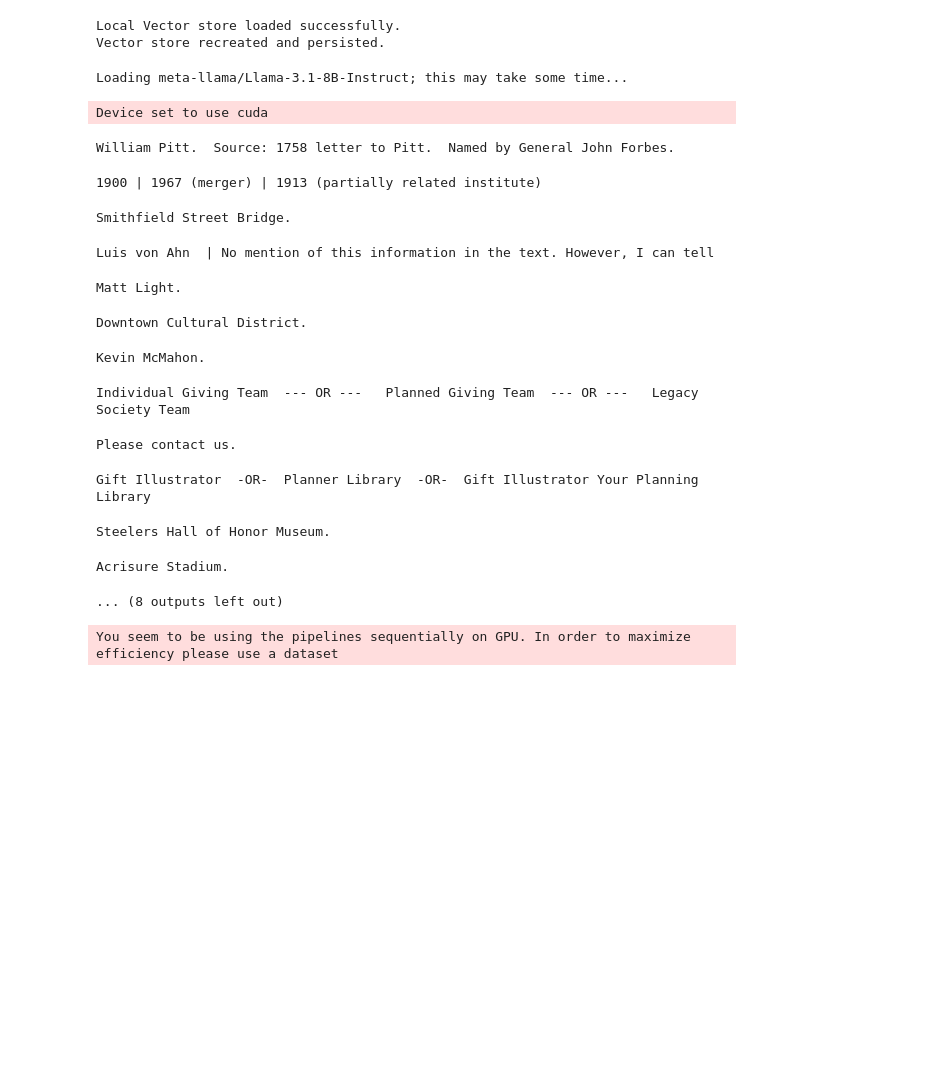
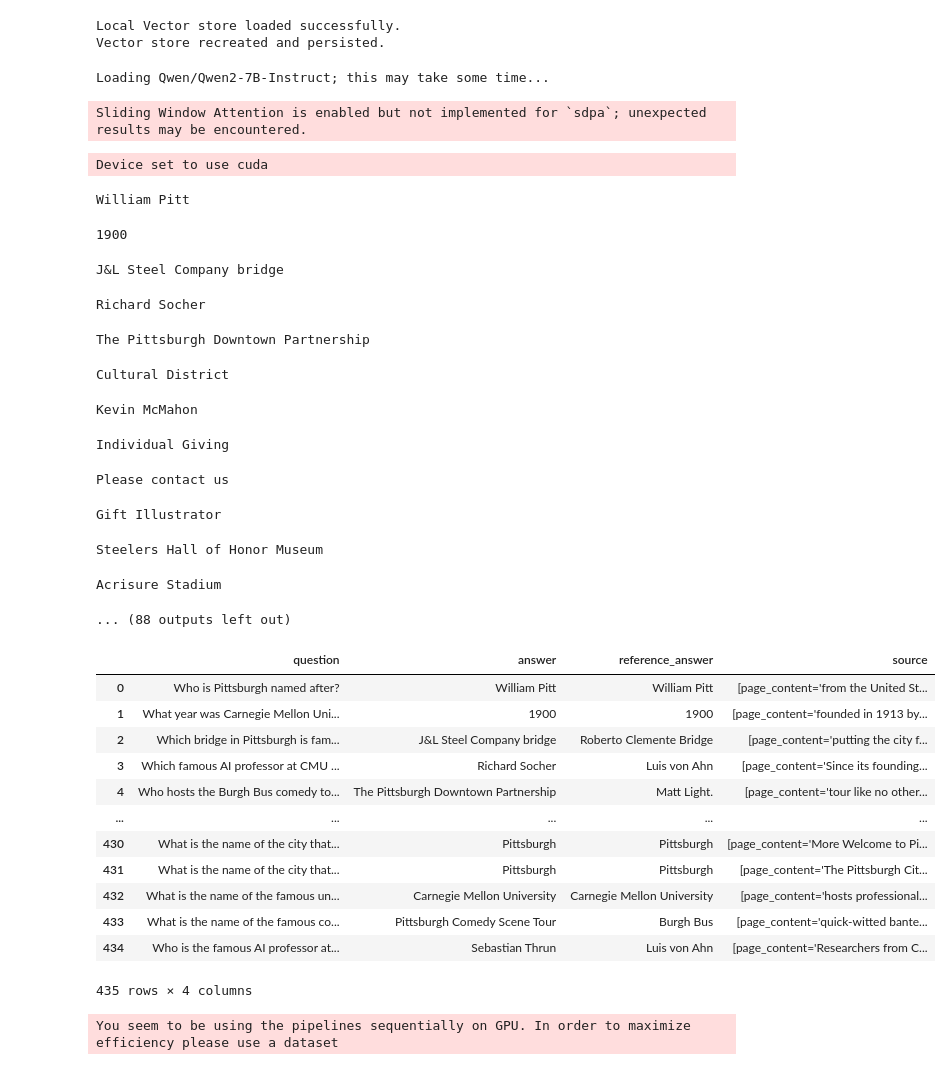
Before and after one commit to zianpan/anlp-spring2025-hw2, a Jupyter notebook: rag_engine/RAG.ipynb, the cells around one changed output. Saved outputs shown, nothing was run; the diff lists cells and outputs as text; code cells hidden in the pictures; blank space fills up the shorter version.

Commit message:
update qwen2 res

```diff
--- a/rag_engine/RAG.ipynb
+++ b/rag_engine/RAG.ipynb
@@ -45,7 +45,7 @@ custom_cache_dir = "/mnt/new_volume"
 
 # Choose an embedding model.
 EMBEDDING_MODEL_NAME = "sentence-transformers/all-MiniLM-L6-v2"
-LLM_INPUT = "qwq"
+LLM_INPUT = "qwen2"
 # Choose a local LLM model.
 # LLM_MODEL_ID = "tiiuae/falcon-7b-instruct"
 # LLM_MODEL_ID = "meta-llama/Llama-3.1-8B-Instruct"
@@ -53,7 +53,7 @@ LLM_MODEL_MAP = {"falcon": "tiiuae/falcon-7b-instruct"
                 ,"llama3": "meta-llama/Llama-3.1-8B-Instruct"
                 ,"deepseek-r1": "deepseek-ai/DeepSeek-R1-Distill-Llama-8B"
                 ,"phi-4": "unsloth/phi-4-bnb-4bit"
-                ,"qwen2": "Qwen/Qwen2.5-7B-Instruct"
+                ,"qwen2": "Qwen/Qwen2-7B-Instruct"
                 ,"qwq":"Qwen/QwQ-32B"}
 
 LLM_MODEL_ID = LLM_MODEL_MAP[LLM_INPUT]
@@ -199,7 +199,8 @@ model = AutoModelForCausalLM.from_pretrained(
     cache_dir=custom_cache_dir
 )
 # %% [output]
-Loading meta-llama/Llama-3.1-8B-Instruct; this may take some time...
+Loading Qwen/Qwen2-7B-Instruct; this may take some time...
+Sliding Window Attention is enabled but not implemented for `sdpa`; unexpected results may be encountered.
 # %%
 # Create a text-generation pipeline
 pipeline_llm = pipeline(
@@ -295,32 +296,64 @@ Device set to use cuda
 # %%
 df = pd.read_csv(test_data_path)
 # %%
+
+questions = []
+references = []
 answers = []
 sources = []
+errors = []
+full = df.shape[0]
+subset = full
 
-full = df.shape[0]
-subset = 20
-for i in trange(subset):
+for i in trange(full):
     row = df.iloc[i]
-    answer, retrieved_docs = ask_question(row['question'])
+
+    answer = "I don't know."
+
+    try:
+        answer, retrieved_docs = ask_question(row['question'])
+    except:
+        errors.append((row['question']))
+        continue
+    # print(answer)
+    answer = answer.strip()
     print(answer)
     answer = answer.split('\n')[0]
     answers.append(answer)
+    questions.append(row['question'])
     sources.append(retrieved_docs)
+    references.append(row['reference_answer'])
 
-df_ans = pd.DataFrame({'question': df['question'][:subset], 'answer': answers, 'reference_answer': df['reference_answer'][:subset], 'source': sources})
+
+df_ans = pd.DataFrame({'question': questions, 'answer': answers, 'reference_answer': references, 'source': sources})
 # %% [output]
-William Pitt.  Source: 1758 letter to Pitt.  Named by General John Forbes.
+William Pitt
-1900 | 1967 (merger) | 1913 (partially related institute)
+1900
-Smithfield Street Bridge.
+J&L Steel Company bridge
-Luis von Ahn  | No mention of this information in the text. However, I can tell
+Richard Socher
-Matt Light.
+The Pittsburgh Downtown Partnership
-Downtown Cultural District.
+Cultural District
-Kevin McMahon.
+Kevin McMahon
-Individual Giving Team  --- OR ---   Planned Giving Team  --- OR ---   Legacy Society Team
+Individual Giving
-Please contact us.
+Please contact us
-Gift Illustrator  -OR-  Planner Library  -OR-  Gift Illustrator Your Planning Library
+Gift Illustrator
-Steelers Hall of Honor Museum.
+Steelers Hall of Honor Museum
-Acrisure Stadium.
+Acrisure Stadium
-... (8 outputs left out)
+... (88 outputs left out)
+# %%
+df_ans
+# %% [output]
+|  | question | answer | reference_answer | source |
+| 0 | Who is Pittsburgh named after? | William Pitt | William Pitt | [page_content='from the United St... |
+| 1 | What year was Carnegie Mellon Uni... | 1900 | 1900 | [page_content='founded in 1913 by... |
+| 2 | Which bridge in Pittsburgh is fam... | J&L Steel Company bridge | Roberto Clemente Bridge | [page_content='putting the city f... |
+| 3 | Which famous AI professor at CMU ... | Richard Socher | Luis von Ahn | [page_content='Since its founding... |
+| 4 | Who hosts the Burgh Bus comedy to... | The Pittsburgh Downtown Partnership | Matt Light. | [page_content='tour like no other... |
+| ... | ... | ... | ... | ... |
+| 430 | What is the name of the city that... | Pittsburgh | Pittsburgh | [page_content='More Welcome to Pi... |
+| 431 | What is the name of the city that... | Pittsburgh | Pittsburgh | [page_content='The Pittsburgh Cit... |
+| 432 | What is the name of the famous un... | Carnegie Mellon University | Carnegie Mellon University | [page_content='hosts professional... |
+| 433 | What is the name of the famous co... | Pittsburgh Comedy Scene Tour | Burgh Bus | [page_content='quick-witted bante... |
+| 434 | Who is the famous AI professor at... | Sebastian Thrun | Luis von Ahn | [page_content='Researchers from C... |
+435 rows × 4 columns
 # %%
```
Also changed, not shown: parts of 2 cells of this notebook, 54 other files.
